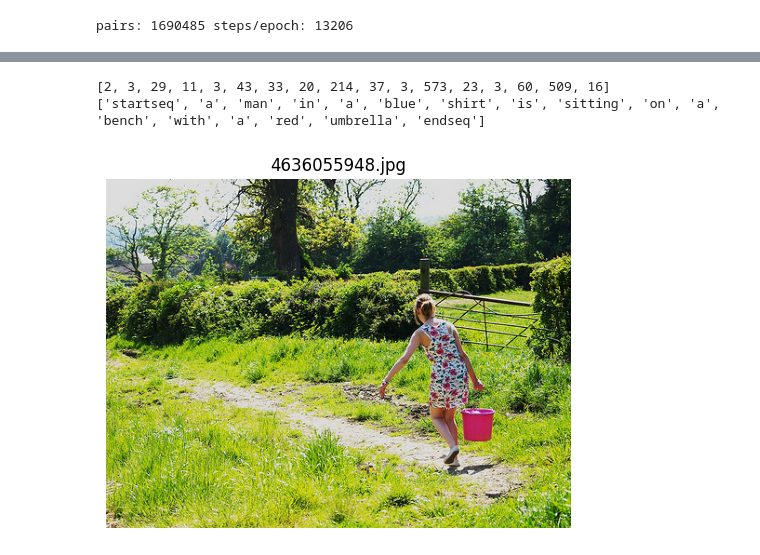
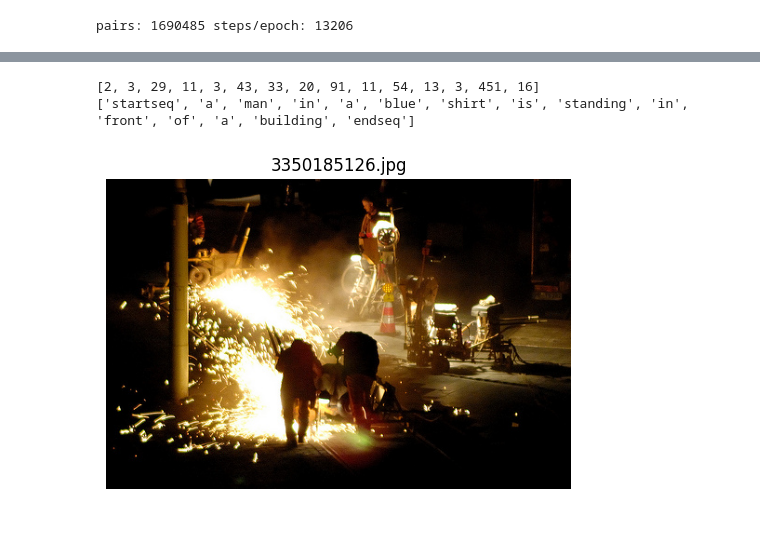
Before and after one commit to BeastOfShadow/ML-and-DL, a Jupyter notebook: notebooks/04_image_caption_generator.ipynb, the cells around one changed output, grey strips where cells are left out. Saved outputs shown, nothing was run; the diff lists cells and outputs as text; code cells hidden in the pictures; blank space fills up the shorter version.

```diff
--- a/notebooks/04_image_caption_generator.ipynb
+++ b/notebooks/04_image_caption_generator.ipynb
@@ -353,29 +389,29 @@ history = model.fit(
 # %%
 def generate_caption(model, name):
     feat = features[name]
     ids = [word2idx['startseq']]
 
-    for i in range(max_length):
+    for _ in range(max_length):
         seq = pad_sequences([ids], maxlen=max_length)
         yhat = model.predict([feat[None,:], seq], verbose=0)
         idx = int(np.argmax(yhat))
         ids.append(idx)
         if idx == word2idx['endseq']: break
     print(ids)
     print([idx2word[i] for i in ids])
 
-random.seed(3)
+random.seed(50)
 name = random.choice(list(test_imgs))
 
 generate_caption(model, name)
 
 img = keras.utils.load_img(IMAGES_DIR / name)
 plt.figure(figsize=(6, 6))
 plt.imshow(img)
 plt.axis('off')
 plt.title(name)
 plt.show()
 # %% [output]
-[2, 3, 29, 11, 3, 43, 33, 20, 214, 37, 3, 573, 23, 3, 60, 509, 16]
-['startseq', 'a', 'man', 'in', 'a', 'blue', 'shirt', 'is', 'sitting', 'on', 'a', 'bench', 'with', 'a', 'red', 'umbrella', 'endseq']
+[2, 3, 29, 11, 3, 43, 33, 20, 91, 11, 54, 13, 3, 451, 16]
+['startseq', 'a', 'man', 'in', 'a', 'blue', 'shirt', 'is', 'standing', 'in', 'front', 'of', 'a', 'building', 'endseq']
-[figure, old version]
+[figure, new version]
```
Also changed, not shown: parts of 9 cells of this notebook.
